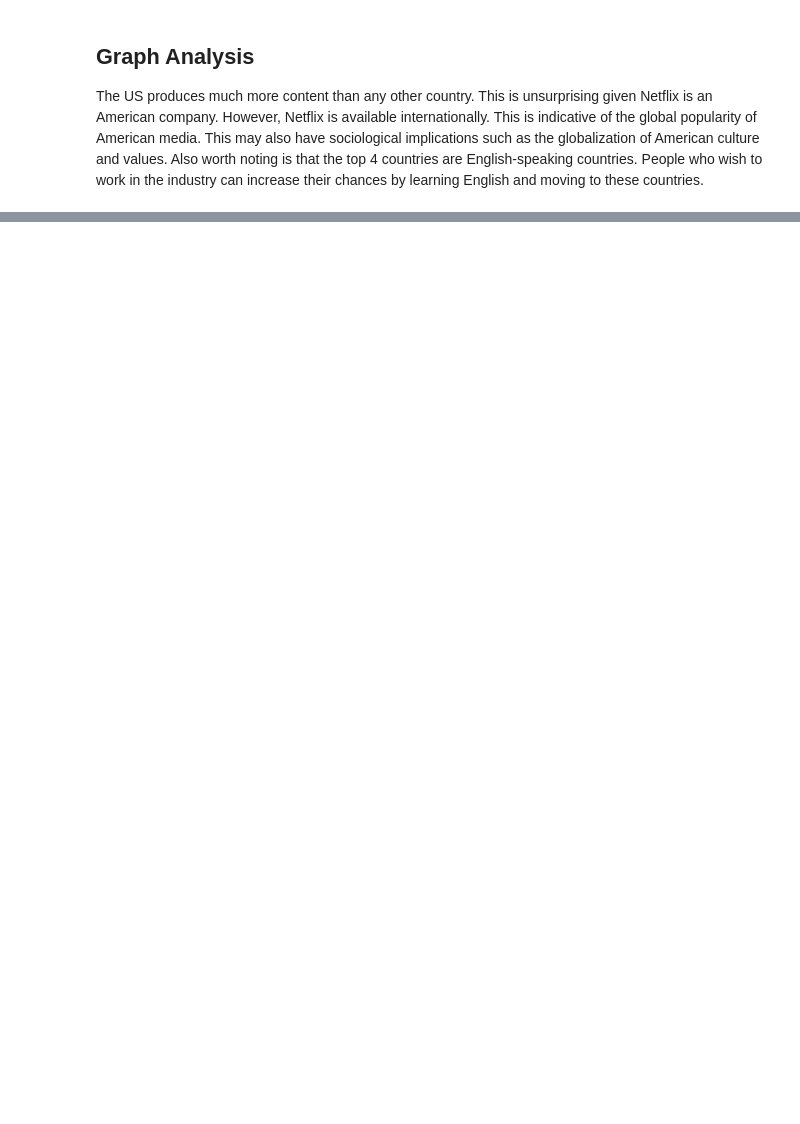
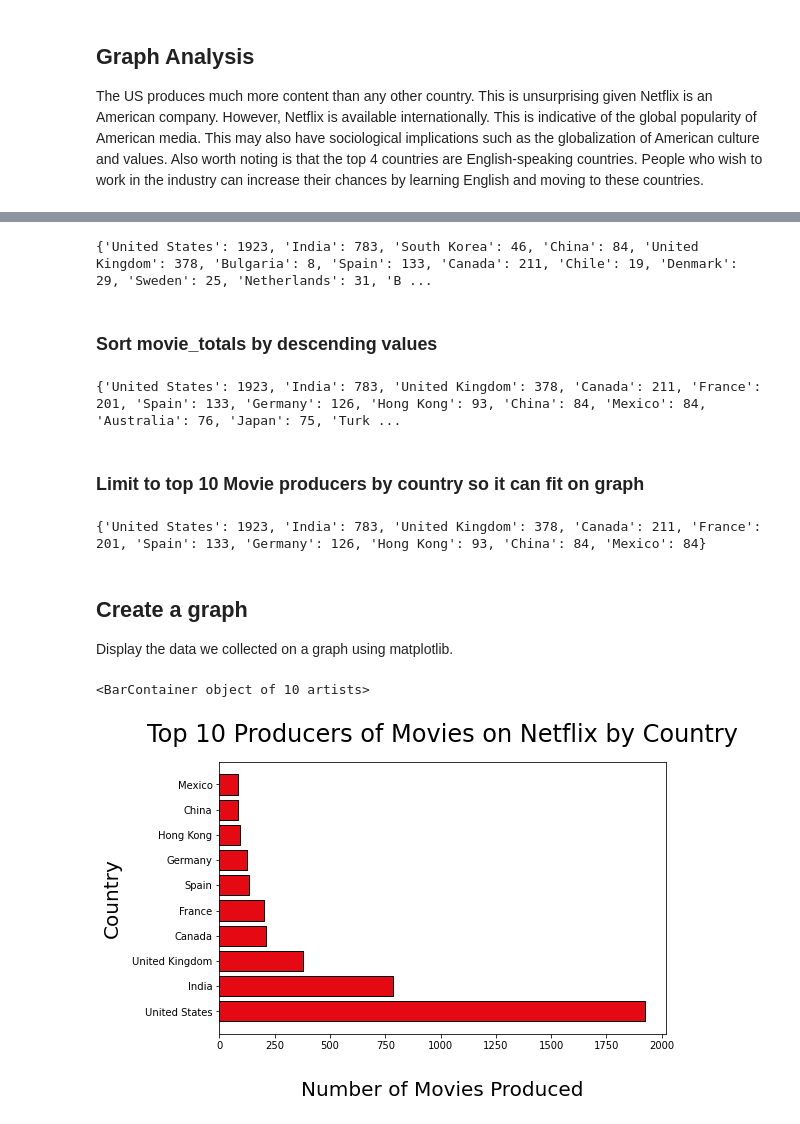
Before and after one commit to rwatts2222/data_vis_intro, a Jupyter notebook: netflix_data_vis.ipynb, the cells around one changed output, grey strips where cells are left out. Drawn from its saved outputs; the diff is of its cells as text; code cells hidden in the pictures; blank space fills up the shorter version.

```diff
--- a/netflix_data_vis.ipynb
+++ b/netflix_data_vis.ipynb
@@ -100,0 +216,60 @@ The US produces much more content than any other country. This is unsurprising g
+# %%
+movie_list = []
+for i in range(len(data_list)):
+    if data_list[i]['type'] == 'Movie':
+        movie_list.append(data_list[i])
+
+country_list2 = []
+for something in movie_list:
+    country_names = something['country'].split(", ")
+    if country_names[0] == "":
+        continue
+    for country in country_names:
+        country_list2.append(country)
+
+movie_totals = dict(Counter(country_list2))
+print(movie_totals)
+# %% [output]
+{'United States': 1923, 'India': 783, 'South Korea': 46, 'China': 84, 'United Kingdom': 378, 'Bulgaria': 8, 'Spain': 133, 'Canada': 211, 'Chile': 19, 'Denmark': 29, 'Sweden': 25, 'Netherlands': 31, 'B ...
+# %% [markdown]
+### Sort movie_totals by descending values
+# %%
+movies_sorted = {}
+sort_movies = sorted(movie_totals, key=movie_totals.get, reverse=True)
+
+for w in sort_movies:
+    movies_sorted[w] = movie_totals[w]
+
+print(movies_sorted)
+# %% [output]
+{'United States': 1923, 'India': 783, 'United Kingdom': 378, 'Canada': 211, 'France': 201, 'Spain': 133, 'Germany': 126, 'Hong Kong': 93, 'China': 84, 'Mexico': 84, 'Australia': 76, 'Japan': 75, 'Turk ...
+# %% [markdown]
+### Limit to top 10 Movie producers by country so it can fit on graph
+# %%
+top10_movies = dict(list(movies_sorted.items())[0: 10])
+print(top10_movies)
+# %% [output]
+{'United States': 1923, 'India': 783, 'United Kingdom': 378, 'Canada': 211, 'France': 201, 'Spain': 133, 'Germany': 126, 'Hong Kong': 93, 'China': 84, 'Mexico': 84}
+# %% [markdown]
+## Create a graph
+Display the data we collected on a graph using matplotlib.
+# %%
+plt.figure(figsize=(8, 5))
+plt.title("Top 10 Producers of Movies on Netflix by Country", fontsize=24, pad=20)
+plt.xlabel("Number of Movies Produced", labelpad=30, fontsize=20)
+plt.ylabel("Country", labelpad=10, fontsize=20)
+
+# Create x axis labels
+x = []
+for k, v in top10_movies.items():
+    x.append(v)
+
+# Create y axis labels
+y = []
+for k, v in top10_movies.items():
+    y.append(k)
+
+plt.barh(y, x, color='#E50914', edgecolor='black')
+# %% [output]
+<BarContainer object of 10 artists>
+[figure, added]
```
Also changed, not shown: parts of 32 cells of this notebook, 1 other file.
